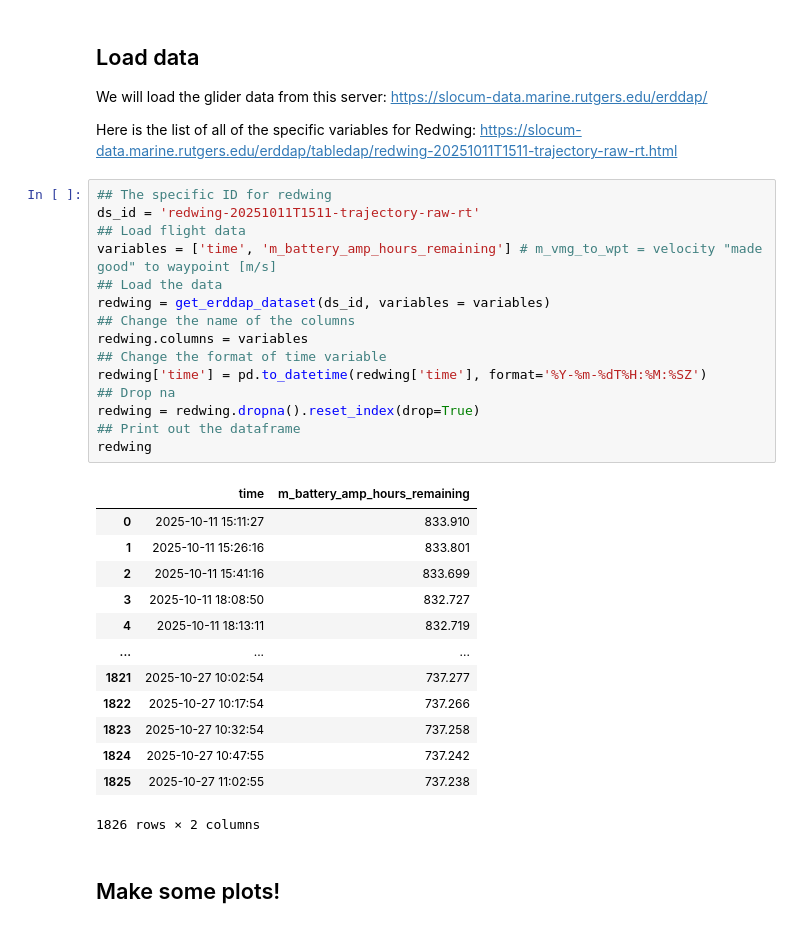
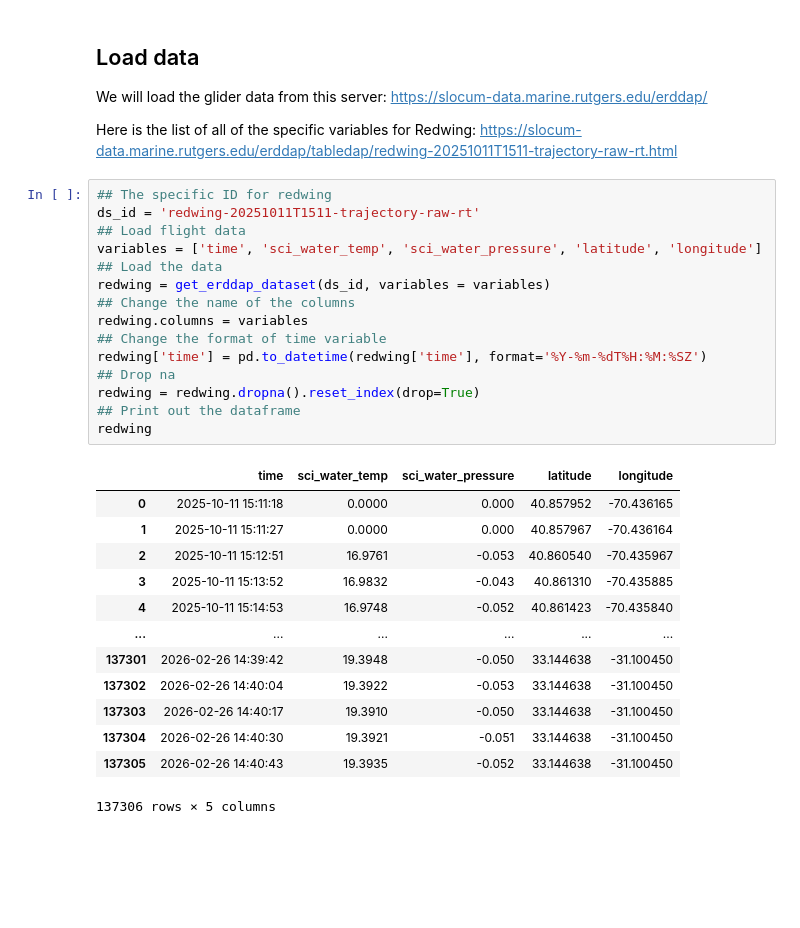
Before and after one commit to JGradone/Topics-Sentinel, a Jupyter notebook: Redwing_Real_Time.ipynb, the cells around one changed output. Drawn from its saved outputs; the diff is of its cells as text; blank space fills up the shorter version.

```diff
--- a/Redwing_Real_Time.ipynb
+++ b/Redwing_Real_Time.ipynb
@@ -96,31 +91,29 @@ Here is the list of all of the specific variables for Redwing: https://slocum-da
 # %%
 ## The specific ID for redwing
 ds_id = 'redwing-20251011T1511-trajectory-raw-rt'
 ## Load flight data
-variables = ['time', 'm_battery_amp_hours_remaining'] # m_vmg_to_wpt = velocity "made good" to waypoint [m/s]
+variables = ['time', 'sci_water_temp', 'sci_water_pressure', 'latitude', 'longitude']
 ## Load the data
 redwing = get_erddap_dataset(ds_id, variables = variables)
 ## Change the name of the columns
 redwing.columns = variables
 ## Change the format of time variable
 redwing['time'] = pd.to_datetime(redwing['time'], format='%Y-%m-%dT%H:%M:%SZ')
 ## Drop na
 redwing = redwing.dropna().reset_index(drop=True)
 ## Print out the dataframe
 redwing
 # %% [output]
-|  | time | m_battery_amp_hours_remaining |
-| 0 | 2025-10-11 15:11:27 | 833.910 |
-| 1 | 2025-10-11 15:26:16 | 833.801 |
-| 2 | 2025-10-11 15:41:16 | 833.699 |
-| 3 | 2025-10-11 18:08:50 | 832.727 |
-| 4 | 2025-10-11 18:13:11 | 832.719 |
-| ... | ... | ... |
-| 1821 | 2025-10-27 10:02:54 | 737.277 |
-| 1822 | 2025-10-27 10:17:54 | 737.266 |
-| 1823 | 2025-10-27 10:32:54 | 737.258 |
-| 1824 | 2025-10-27 10:47:55 | 737.242 |
-| 1825 | 2025-10-27 11:02:55 | 737.238 |
+|  | time | sci_water_temp | sci_water_pressure | latitude | longitude |
+| 0 | 2025-10-11 15:11:18 | 0.0000 | 0.000 | 40.857952 | -70.436165 |
+| 1 | 2025-10-11 15:11:27 | 0.0000 | 0.000 | 40.857967 | -70.436164 |
+| 2 | 2025-10-11 15:12:51 | 16.9761 | -0.053 | 40.860540 | -70.435967 |
+| 3 | 2025-10-11 15:13:52 | 16.9832 | -0.043 | 40.861310 | -70.435885 |
+| 4 | 2025-10-11 15:14:53 | 16.9748 | -0.052 | 40.861423 | -70.435840 |
+| ... | ... | ... | ... | ... | ... |
+| 137301 | 2026-02-26 14:39:42 | 19.3948 | -0.050 | 33.144638 | -31.100450 |
+| 137302 | 2026-02-26 14:40:04 | 19.3922 | -0.053 | 33.144638 | -31.100450 |
+| 137303 | 2026-02-26 14:40:17 | 19.3910 | -0.050 | 33.144638 | -31.100450 |
+| 137304 | 2026-02-26 14:40:30 | 19.3921 | -0.051 | 33.144638 | -31.100450 |
+| 137305 | 2026-02-26 14:40:43 | 19.3935 | -0.052 | 33.144638 | -31.100450 |
-1826 rows × 2 columns
+137306 rows × 5 columns
-# %% [markdown]
-## Make some plots!
```
Also changed, not shown: parts of 8 cells of this notebook.
